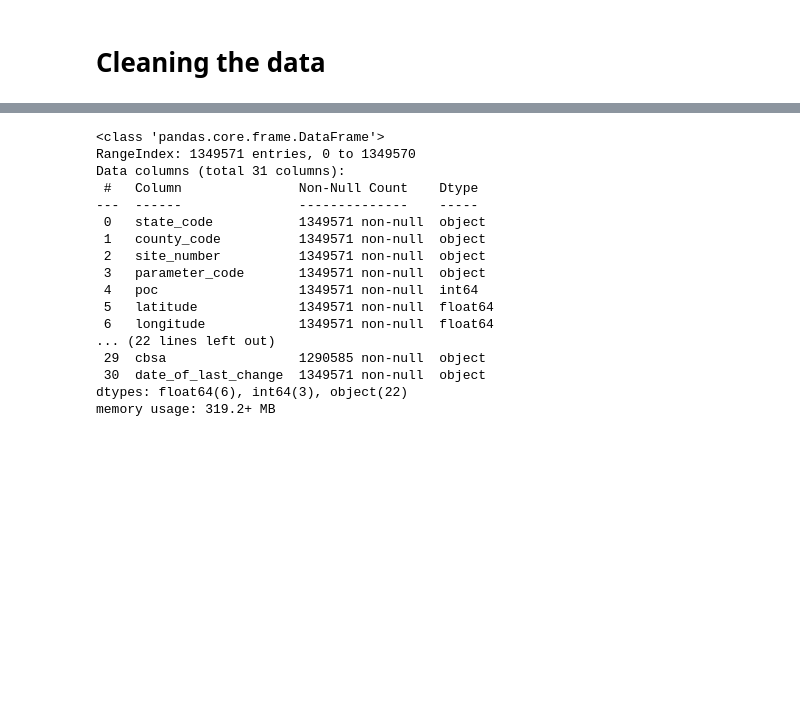
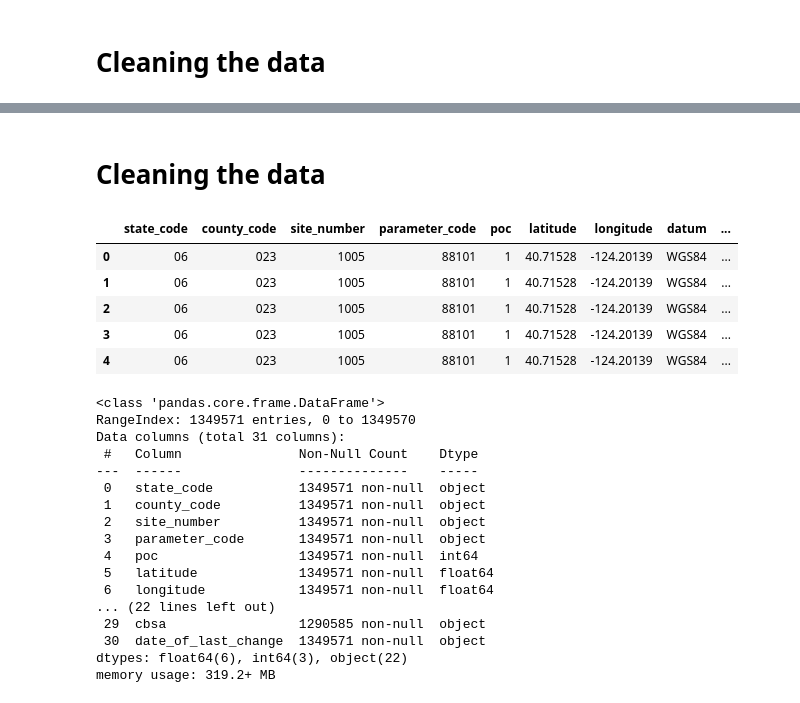
Before and after one commit to joelbray/team-103-project, a Jupyter notebook: aqs/aqs_initialize_dataset.ipynb, the cells around one changed output, grey strips where cells are left out. Drawn from its saved outputs; the diff is of its cells as text; code cells hidden in the pictures; blank space fills up the shorter version.

```diff
--- a/aqs/aqs_initialize_dataset.ipynb
+++ b/aqs/aqs_initialize_dataset.ipynb
@@ -124,3 +124,5 @@ aqs_df.head()
 | 2 | 2 | 06 | 023 | 1005 | 88101 | 1 | 40.71528 | -124.20139 | WGS84 | ... |
 | 3 | 3 | 06 | 023 | 1005 | 88101 | 1 | 40.71528 | -124.20139 | WGS84 | ... |
 | 4 | 4 | 06 | 023 | 1005 | 88101 | 1 | 40.71528 | -124.20139 | WGS84 | ... |
+# %%
+raw_df = raw_df.reset_index(drop=True)
@@ -127,3 +150,16 @@ aqs_df.head()
+# %% [markdown]
+# Cleaning the data #
+# %%
+aqs_df = raw_df.copy()
+# %%
+aqs_df.head()
+# %% [output]
+|  | state_code | county_code | site_number | parameter_code | poc | latitude | longitude | datum | ... |
+| 0 | 06 | 023 | 1005 | 88101 | 1 | 40.71528 | -124.20139 | WGS84 | ... |
+| 1 | 06 | 023 | 1005 | 88101 | 1 | 40.71528 | -124.20139 | WGS84 | ... |
+| 2 | 06 | 023 | 1005 | 88101 | 1 | 40.71528 | -124.20139 | WGS84 | ... |
+| 3 | 06 | 023 | 1005 | 88101 | 1 | 40.71528 | -124.20139 | WGS84 | ... |
+| 4 | 06 | 023 | 1005 | 88101 | 1 | 40.71528 | -124.20139 | WGS84 | ... |
 # %%
 aqs_df.info()
 # %% [output]
```
Also changed, not shown: parts of 3 cells of this notebook.
